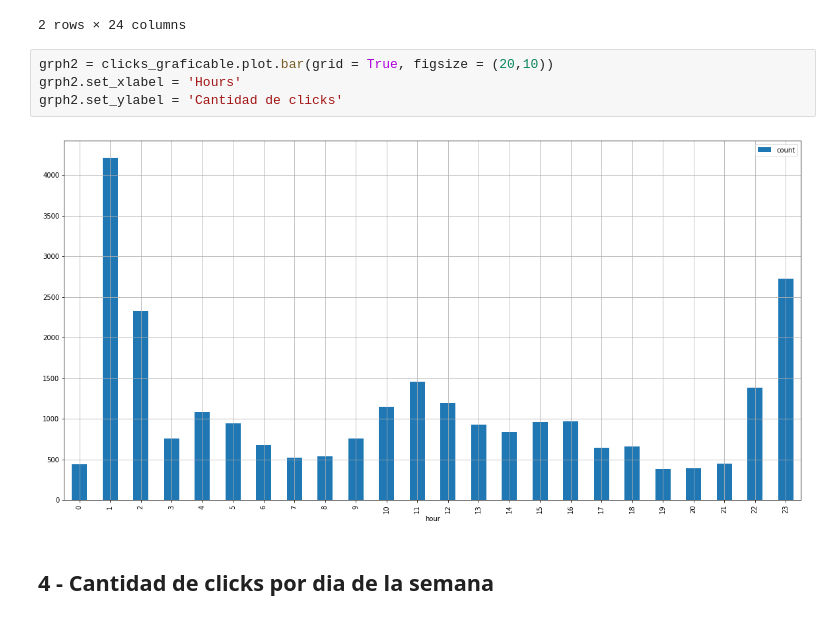
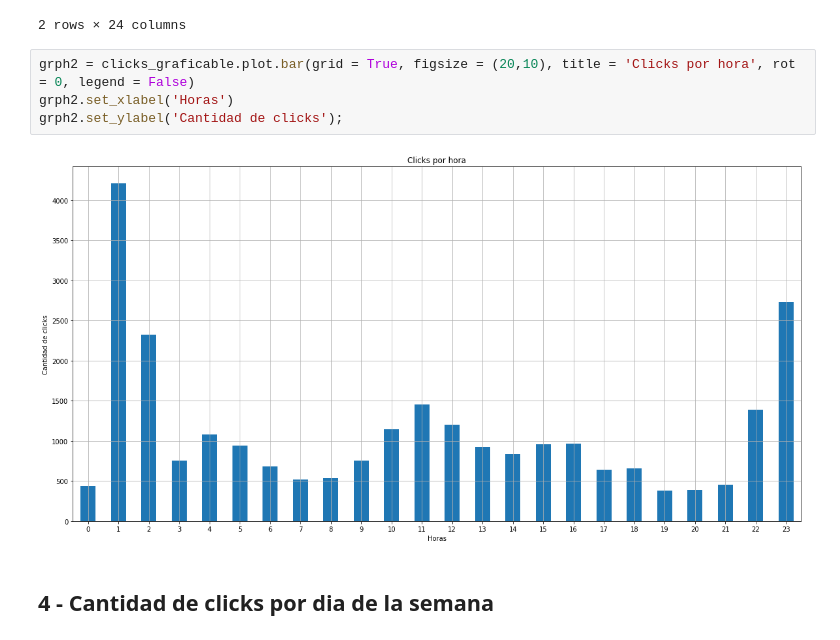
Before and after one commit to sberoch/Datos, a Jupyter notebook: clicks.ipynb, the cells around one changed output. Cells and saved outputs as stored; diff of their text form.

```diff
--- a/clicks.ipynb
+++ b/clicks.ipynb
@@ -156,11 +162,11 @@ clicks_graficable.reset_index().T
 | count | 440 | 4209 | 2327 | 754 | 1079 | 945 | 678 | 518 | 537 | 754 | ... | ... |
 2 rows × 24 columns
 # %%
-grph2 = clicks_graficable.plot.bar(grid = True, figsize = (20,10))
-grph2.set_xlabel = 'Hours'
-grph2.set_ylabel = 'Cantidad de clicks'
+grph2 = clicks_graficable.plot.bar(grid = True, figsize = (20,10), title = 'Clicks por hora', rot = 0, legend = False)
+grph2.set_xlabel('Horas')
+grph2.set_ylabel('Cantidad de clicks');
 # %% [output]
-[figure, old version]
+[figure, new version]
 # %% [markdown]
 ## 4 - Cantidad de clicks por dia de la semana
 # %%
```
Also changed, not shown: parts of 20 cells of this notebook.
